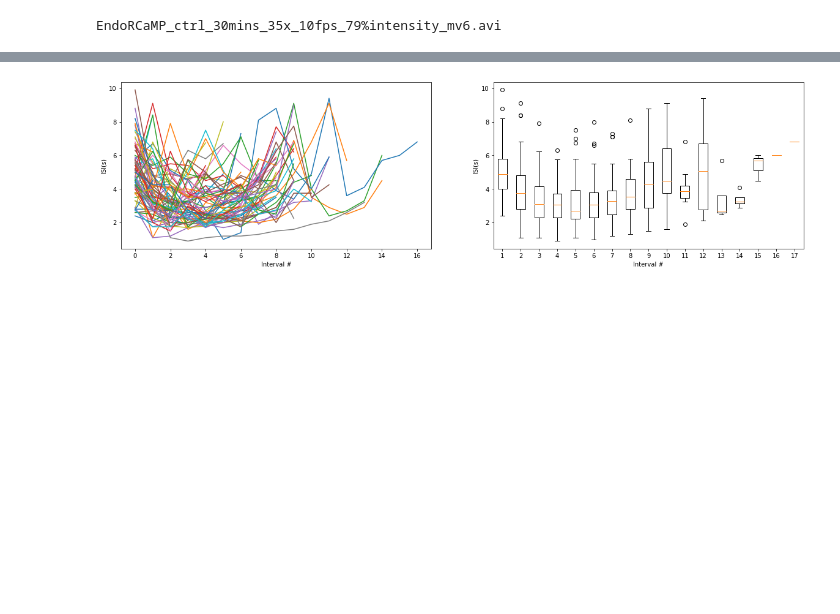
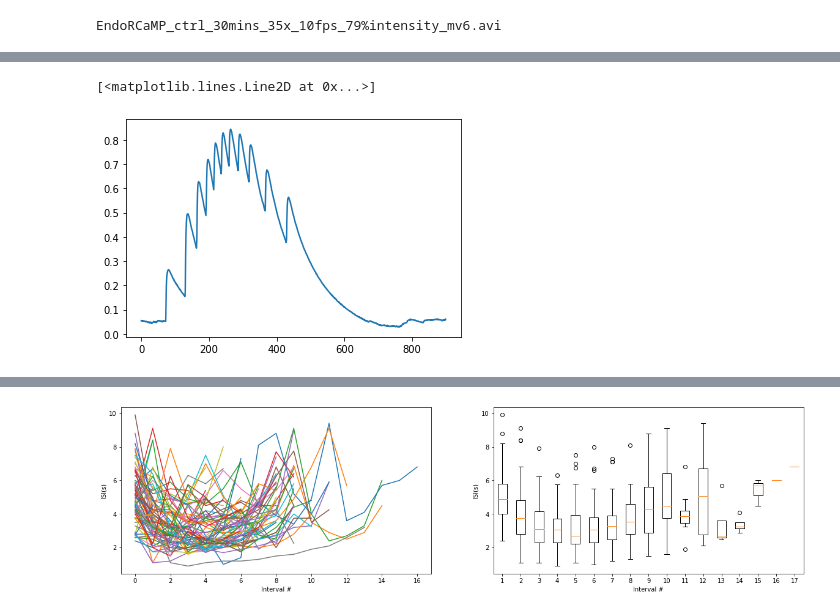
Before and after one commit to hengjiwang/hydracv, a Jupyter notebook: hydracv/fluo_analysis.ipynb, the cells around one changed output, grey strips where cells are left out. Cells and saved outputs as stored; diff of their text form; code cells hidden in the pictures; blank space fills up the shorter version.

```diff
--- a/hydracv/fluo_analysis.ipynb
+++ b/hydracv/fluo_analysis.ipynb
@@ -83,3 +88,8 @@ anlzr.find_peaks(name="EndoRCaMP_ctrl_30mins_35x_10fps_79%intensity_mv6.avi",
+# %%
+plt.plot(anlzr._videos["Control-EGCaMP_exp1_a1_30x10fps_5%.avi"].fluo_trace()[3100:4000])
+# %% [output]
+[<matplotlib.lines.Line2D at 0x...>]
+[figure, added]
 # %%
 # Plot all spike trains
 anlzr.plot_spike_trains()
```
Also changed, not shown: parts of 10 cells of this notebook, 2 other files.
